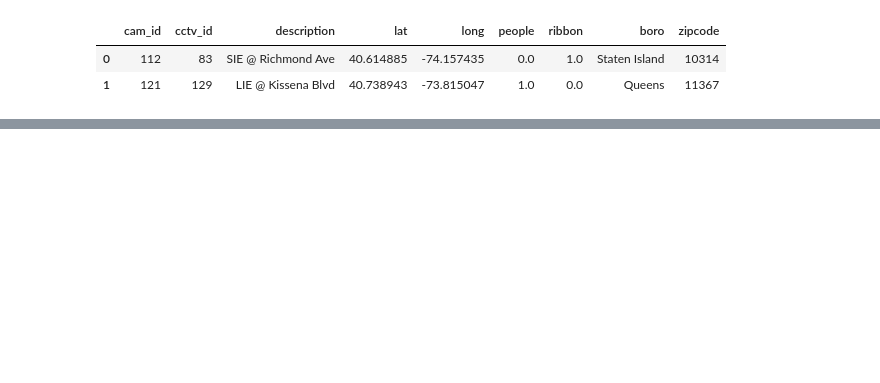
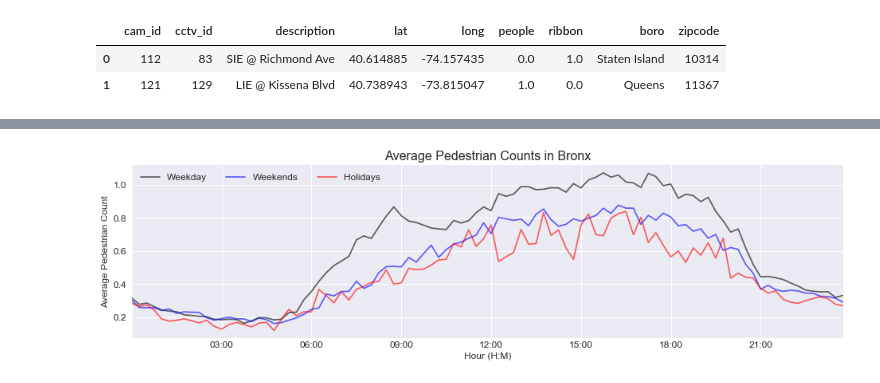
Before and after one commit to basyavasya-honmono/hadive, a Jupyter notebook: notebooks/1.0-JV-Analysis.ipynb, the cells around one changed output, grey strips where cells are left out. Drawn from its saved outputs; the diff is of its cells as text; code cells hidden in the pictures; blank space fills up the shorter version.

```diff
--- a/notebooks/1.0-JV-Analysis.ipynb
+++ b/notebooks/1.0-JV-Analysis.ipynb
@@ -119,0 +103,4 @@ ax1.set_title("Average Pedestrian Count in Staten Island", fontsize=16, y=1.03)
+# %%
+plot_avg(boro="Bronx")
+# %% [output]
+[figure, added]
```
Also changed, not shown: parts of 16 cells of this notebook, 2 other files.
